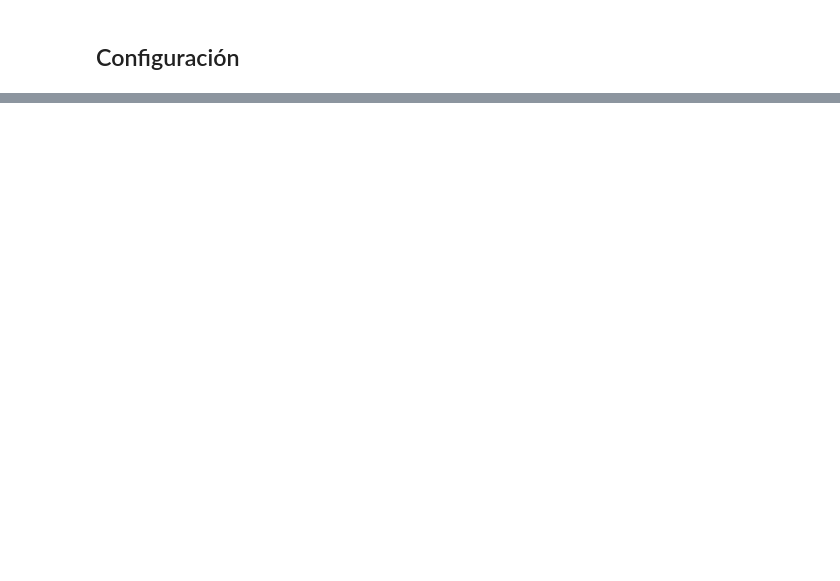
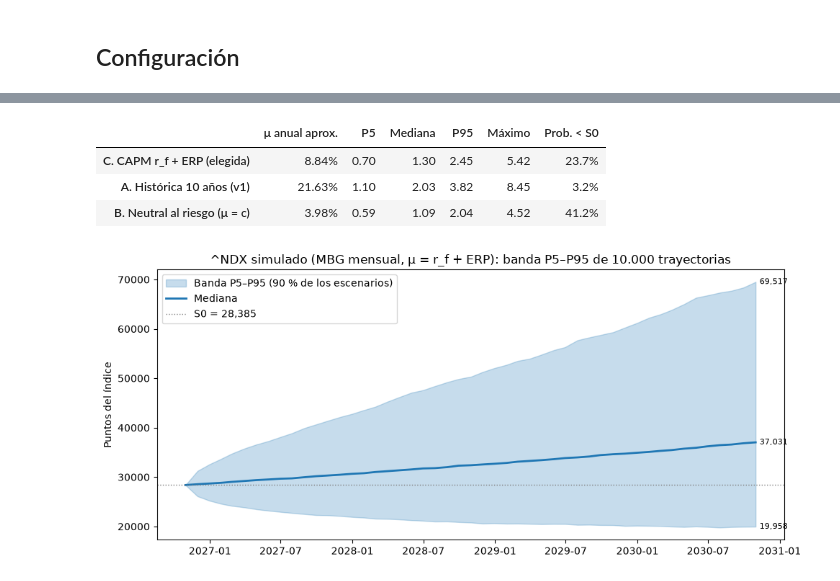
Before and after one commit to Juancho-00/laboratorio-2-derivados, a Jupyter notebook: notebooks/02_futuros_cobertura.ipynb, the cells around one changed output, grey strips where cells are left out. Cells and saved outputs as stored; diff of their text form; code cells hidden in the pictures; blank space fills up the shorter version.

```diff
--- a/notebooks/02_futuros_cobertura.ipynb
+++ b/notebooks/02_futuros_cobertura.ipynb
@@ -1103,0 +137,5 @@ plt.show()
+# %%
+N = N_abajo                                       # decisión: 33 contratos CORTOS (hacia abajo)
+razon_cob = N / N_star                            # parte de la exposición sistemática que queda cubierta
+print(f"N = {N} contratos cortos | razón de cobertura = {razon_cob:.2%}")
+print(f"Exposición cubierta = {N*expo_contrato:,.2f} USD | sin cubrir = {expo_sist - N*expo_contrato:,.2f} USD")
@@ -1103,0 +435,24 @@ plt.show()
+# %%
+# 8.1 Simulación: 10.000 trayectorias de 48 meses (semilla fija, reproducible)
+n_sim, n_mes = 10_000, 48
+fechas = pd.DatetimeIndex([pd.Timestamp("2026-10-30")]).append(
+    pd.date_range("2026-11-30", periods=n_mes, freq="BME"))   # 30/10/2026 + 48 cierres de mes
+
+rng = np.random.default_rng(20261030)
+Z   = rng.standard_normal((n_mes, n_sim))            # choques del mercado
+E   = rng.standard_normal((n_mes, n_sim))            # choques propios del portafolio (independientes)
+
+r_idx = deriva + sig_m * Z                            # retorno log mensual del índice (precio)
+r_mkt = r_idx + q_m                                   # retorno total del mercado (precio + dividendos)
+r_p   = rf_m + beta_p * (r_mkt - rf_m) + sig_e * E    # modelo de mercado con riesgo propio
+
+cero  = np.zeros((1, n_sim))
+S_sim = pd.DataFrame(S0 * np.exp(np.vstack([cero, np.cumsum(r_idx, axis=0)])), index=fechas)
+V_sin = Vp * np.exp(np.vstack([cero, np.cumsum(r_p, axis=0)]))      # portafolio sin cobertura (USD)
+
+# ¿Los extremos son razonables? Múltiplo S48/S0 en varios percentiles
+mult = S_sim.iloc[-1] / S0
+extremos = pd.Series({"P1": mult.quantile(.01), "P5": mult.quantile(.05), "Mediana": mult.median(),
+                      "P95": mult.quantile(.95), "P99": mult.quantile(.99), "Máximo": mult.max(),
+                      "Prob. índice < S0": (mult < 1).mean()})
+extremos.to_frame("S48 / S0").style.format("{:.2f}")
@@ -1103,0 +468,33 @@ plt.show()
+# %%
+# Sensibilidad: mismo azar (Z), otras formas de escoger μ
+calib = {"C. CAPM r_f + ERP (elegida)": deriva,
+         "A. Histórica 10 años (v1)": ret_m["^NDX"].mean(),            # media log mensual 2016–2026
+         "B. Neutral al riesgo (μ = c)": (c - 0.5 * sig_a**2) * dt}     # sin prima de riesgo
+sens = {}
+for nombre, d in calib.items():
+    m_ = np.exp(np.cumsum(d + sig_m * Z, axis=0)[-1])                  # S48/S0 de cada trayectoria
+    sens[nombre] = {"μ anual aprox.": np.exp(d * 12 + 0.5 * sig_a**2) - 1, "P5": np.quantile(m_, .05),
+                    "Mediana": np.median(m_), "P95": np.quantile(m_, .95), "Máximo": m_.max(),
+                    "Prob. < S0": (m_ < 1).mean()}
+sens = pd.DataFrame(sens).T
+sens.to_csv(PROC / "calibracion_mbg_v2.csv")
+sens.style.format({"μ anual aprox.": "{:.2%}", "Prob. < S0": "{:.1%}"} | {k: "{:.2f}" for k in ["P5", "Mediana", "P95", "Máximo"]})
+# %% [output]
+|  | μ anual aprox. | P5 | Mediana | P95 | Máximo | Prob. < S0 |
+| C. CAPM r_f + ERP (elegida) | 8.84% | 0.70 | 1.30 | 2.45 | 5.42 | 23.7% |
+| A. Histórica 10 años (v1) | 21.63% | 1.10 | 2.03 | 3.82 | 8.45 | 3.2% |
+| B. Neutral al riesgo (μ = c) | 3.98% | 0.59 | 1.09 | 2.04 | 4.52 | 41.2% |
+# %%
+# Gráfico: bandas P5–P95 del índice simulado (lo que se usa para leer la simulación)
+bandas = S_sim.quantile([.05, .5, .95], axis=1).T
+fig, ax = plt.subplots(figsize=(10, 4.5))
+ax.fill_between(fechas, bandas[.05], bandas[.95], color="tab:blue", alpha=.25, label="Banda P5–P95 (90 % de los escenarios)")
+ax.plot(fechas, bandas[.5], color="tab:blue", lw=2, label="Mediana")
+ax.axhline(S0, color="gray", ls=":", lw=1, label=f"S0 = {S0:,.0f}")
+for f_, v_ in [(.05, bandas[.05].iloc[-1]), (.5, bandas[.5].iloc[-1]), (.95, bandas[.95].iloc[-1])]:
+    ax.annotate(f"{v_:,.0f}", (fechas[-1], v_), xytext=(4, 0), textcoords="offset points", va="center", fontsize=8)
+ax.set_title("^NDX simulado (MBG mensual, μ = r_f + ERP): banda P5–P95 de 10.000 trayectorias")
+ax.set_ylabel("Puntos del índice"); ax.legend(loc="upper left")
+plt.tight_layout(); fig.savefig(RAIZ / "outputs" / "figures" / "simulacion_ndx_bandas_v2.png", dpi=150); plt.show()
+# %% [output]
+[figure, added]
```
Also changed, not shown: parts of 118 cells of this notebook, 38 other files.
